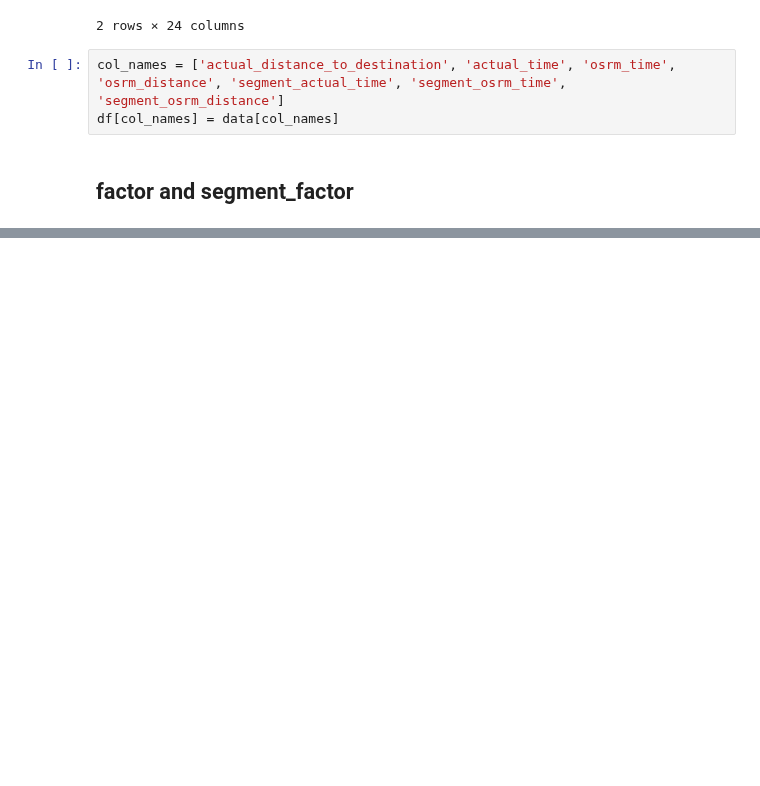
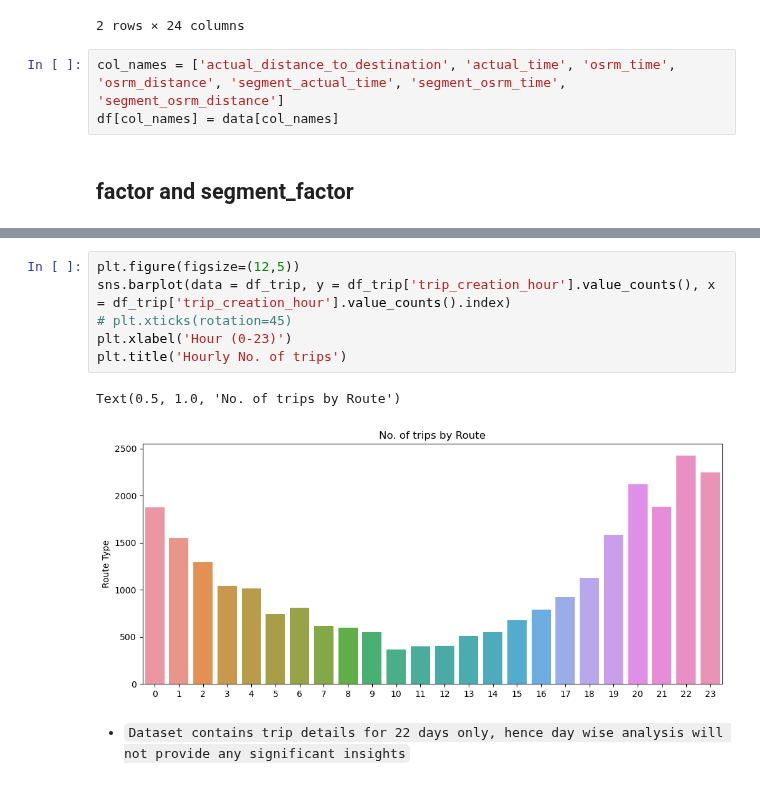
Before and after one commit to muthuganeshece/Business-Case-Study, a Jupyter notebook: Delhivery/Notebook/Delhivery_FeatureEngineering.ipynb, the cells around one changed output, grey strips where cells are left out. Drawn from its saved outputs; the diff is of its cells as text; blank space fills up the shorter version.

Commit message:
EDA: Univariate Analysis is in progress

```diff
--- a/Delhivery/Notebook/Delhivery_FeatureEngineering.ipynb
+++ b/Delhivery/Notebook/Delhivery_FeatureEngineering.ipynb
@@ -598,0 +606,11 @@ plt.pie(df_trip['Cart'].value_counts())
+# %%
+plt.figure(figsize=(12,5))
+sns.barplot(data = df_trip, y = df_trip['trip_creation_hour'].value_counts(), x = df_trip['trip_creation_hour'].value_counts().index)
+# plt.xticks(rotation=45)
+plt.xlabel('Hour (0-23)')
+plt.title('Hourly No. of trips')
+# %% [output]
+Text(0.5, 1.0, 'No. of trips by Route')
+[figure, added]
+# %% [markdown]
+- `Dataset contains trip details for 22 days only, hence day wise analysis will not provide any significant insights`
```
Also changed, not shown: parts of 59 cells of this notebook.
